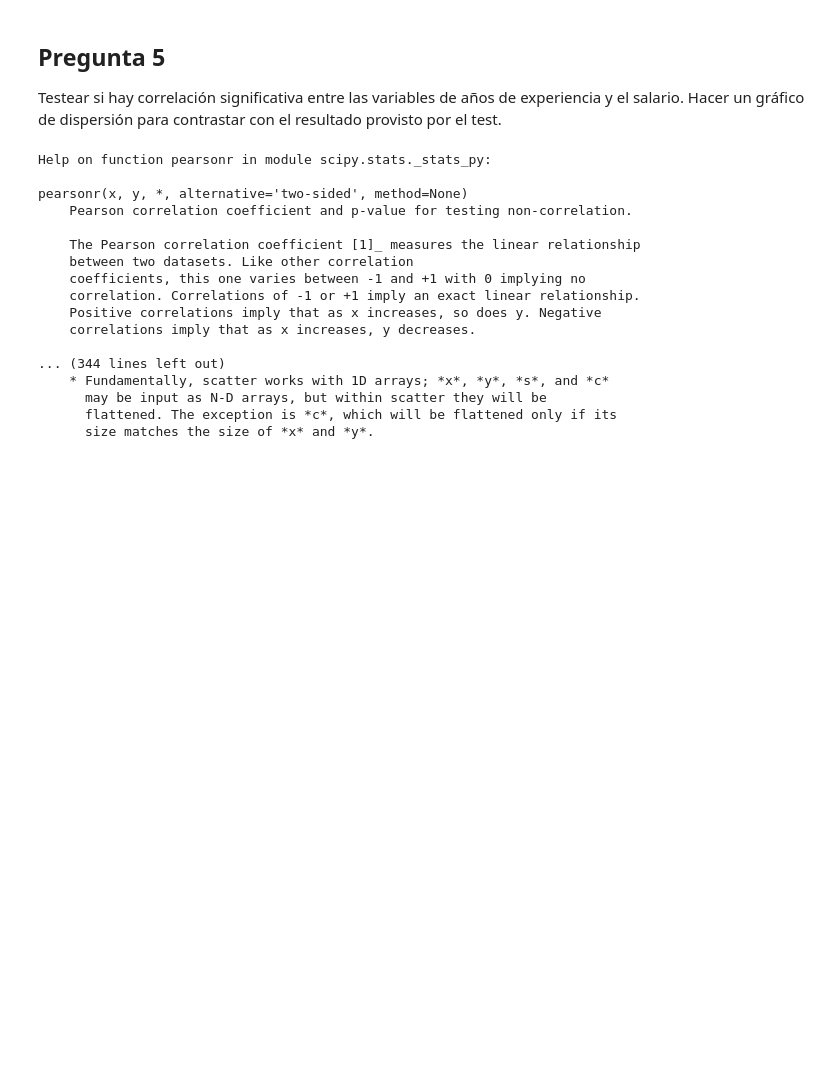
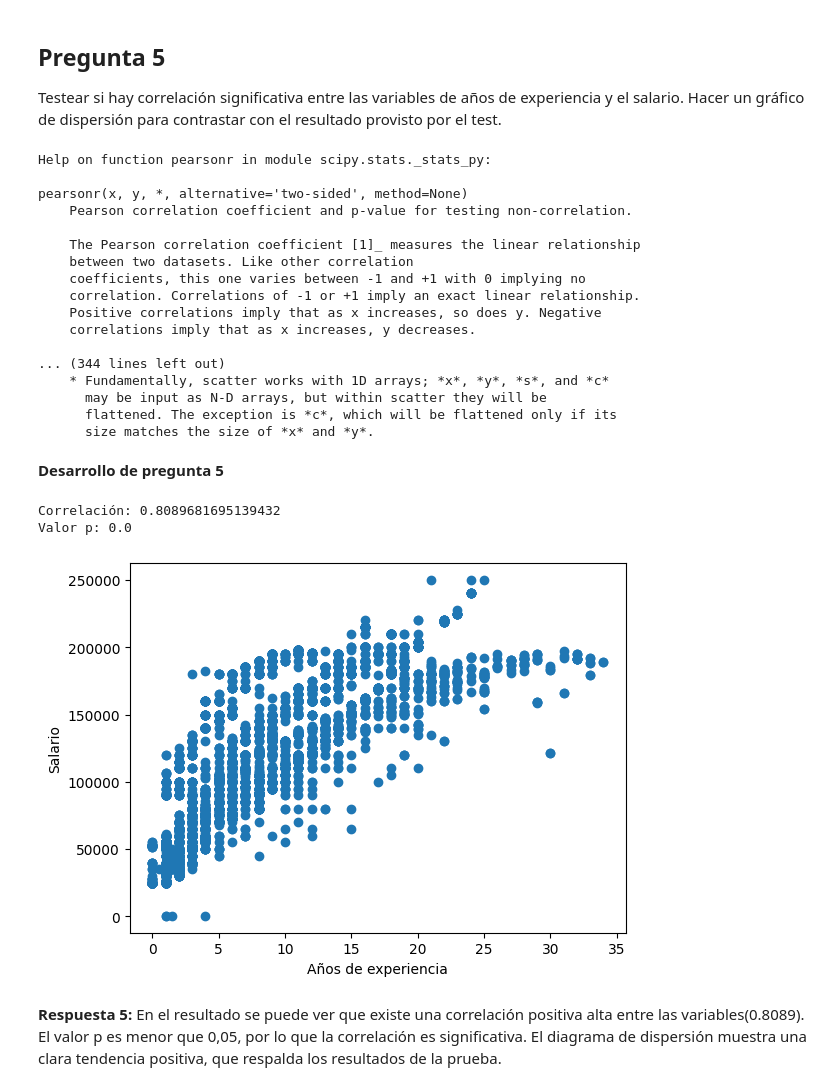
Before and after one commit to FerBarrey/An-lisis-cuantitativo-avanzados, a Jupyter notebook: Ejercicio_7.ipynb, the cells around one changed output. Cells and saved outputs as stored; diff of their text form; code cells hidden in the pictures; blank space fills up the shorter version.

```diff
--- a/Ejercicio_7.ipynb
+++ b/Ejercicio_7.ipynb
@@ -439,3 +439,22 @@ pearsonr(x, y, *, alternative='two-sided', method=None)
       size matches the size of *x* and *y*.
 # %%
 from statsmodels.stats.weightstats import zconfint
+# %% [markdown]
+**Desarrollo de pregunta 5**
+# %%
+# Calculo de  la correlación entre las variables
+corr, p_value = pearsonr(df['Years of Experience'], df['Salary'])
+print(f'Correlación: {corr}')
+print(f'Valor p: {p_value}')
+
+# Grafico de ladispersión
+plt.scatter(df['Years of Experience'], df['Salary'])
+plt.xlabel('Años de experiencia')
+plt.ylabel('Salario')
+plt.show()
+# %% [output]
+Correlación: 0.8089681695139432
+Valor p: 0.0
+[figure, added]
+# %% [markdown]
+**Respuesta 5:** En el resultado se puede ver que existe una correlación positiva alta entre las variables(0.8089). El valor p es menor que 0,05, por lo que la correlación es significativa. El diagrama de dispersión muestra una clara tendencia positiva, que respalda los resultados de la prueba.
```
